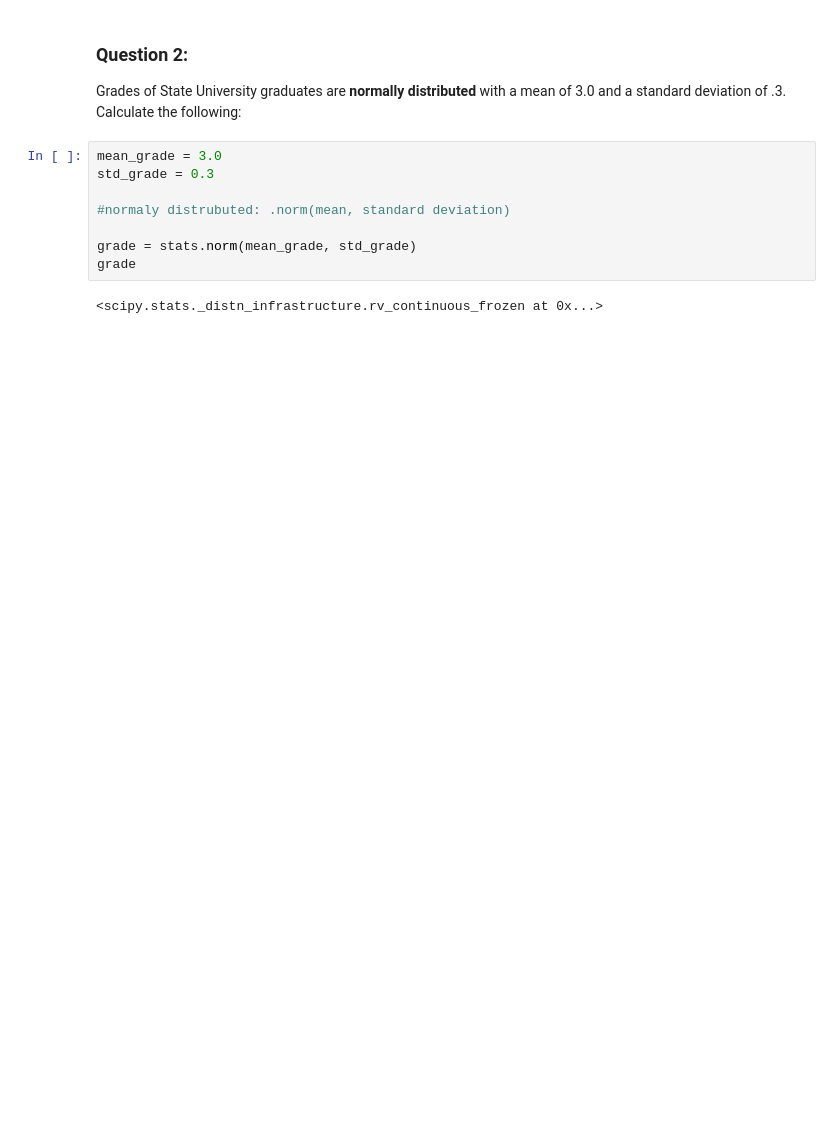
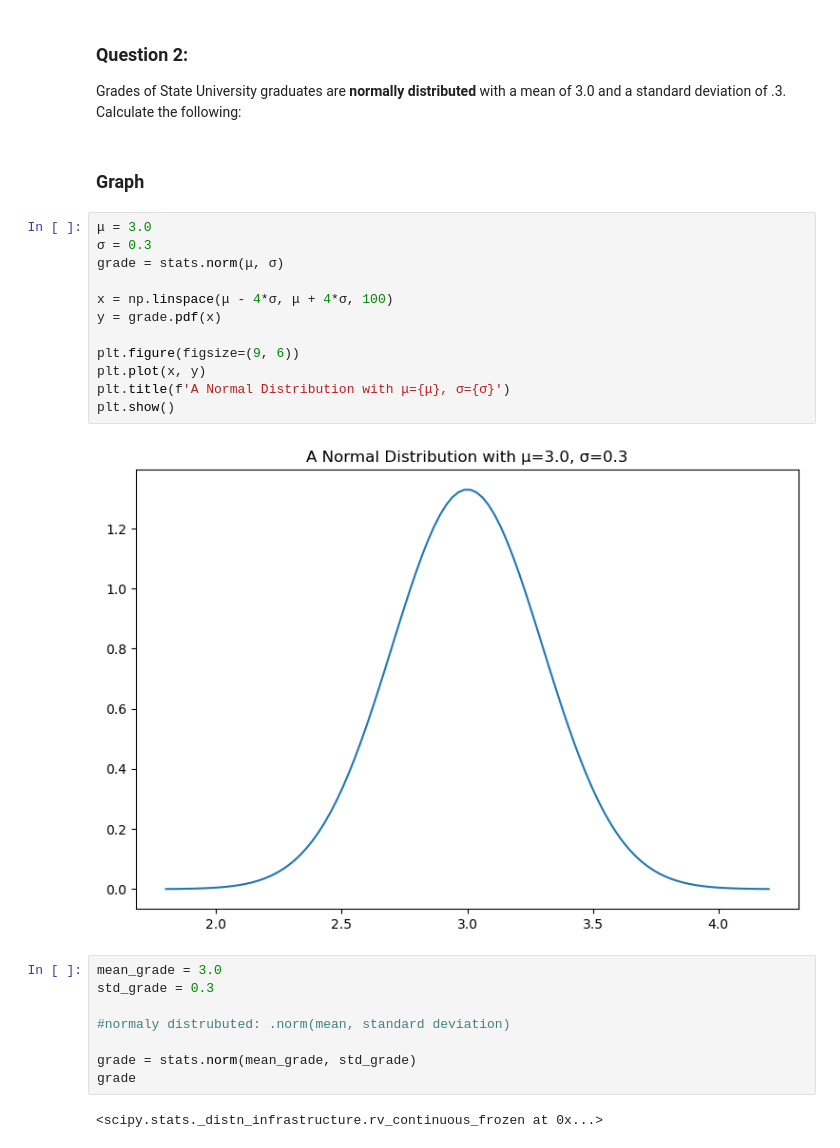
Before and after one commit to NikkideVries/statistics-exercises, a Jupyter notebook: propbability_distributions.ipynb, the cells around one changed output. Cells and saved outputs as stored; diff of their text form; blank space fills up the shorter version.

```diff
--- a/propbability_distributions.ipynb
+++ b/propbability_distributions.ipynb
@@ -82,6 +178,22 @@ stats.poisson(mean_cars).sf(0)
 # %% [markdown]
 ### Question 2:
 Grades of State University graduates are **normally distributed** with a mean of 3.0 and a standard deviation of .3. Calculate the following:
+# %% [markdown]
+### Graph
+# %%
+μ = 3.0
+σ = 0.3
+grade = stats.norm(μ, σ)
+
+x = np.linspace(μ - 4*σ, μ + 4*σ, 100)
+y = grade.pdf(x)
+
+plt.figure(figsize=(9, 6))
+plt.plot(x, y)
+plt.title(f'A Normal Distribution with μ={μ}, σ={σ}')
+plt.show()
+# %% [output]
+[figure, added]
 # %%
 mean_grade = 3.0
 std_grade = 0.3
```
Also changed, not shown: parts of 24 cells of this notebook.
